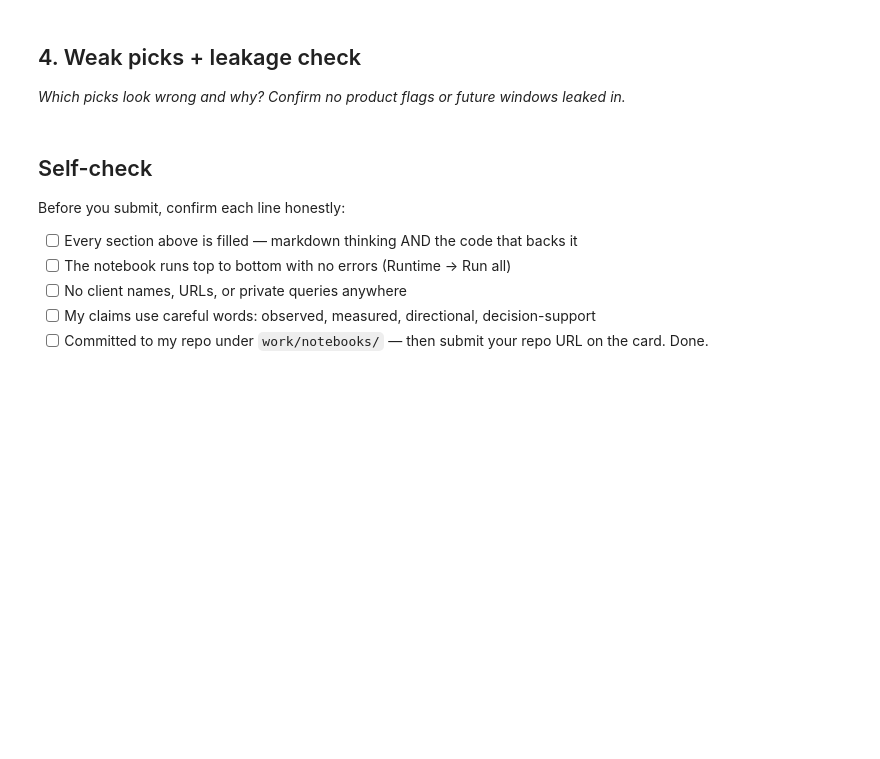
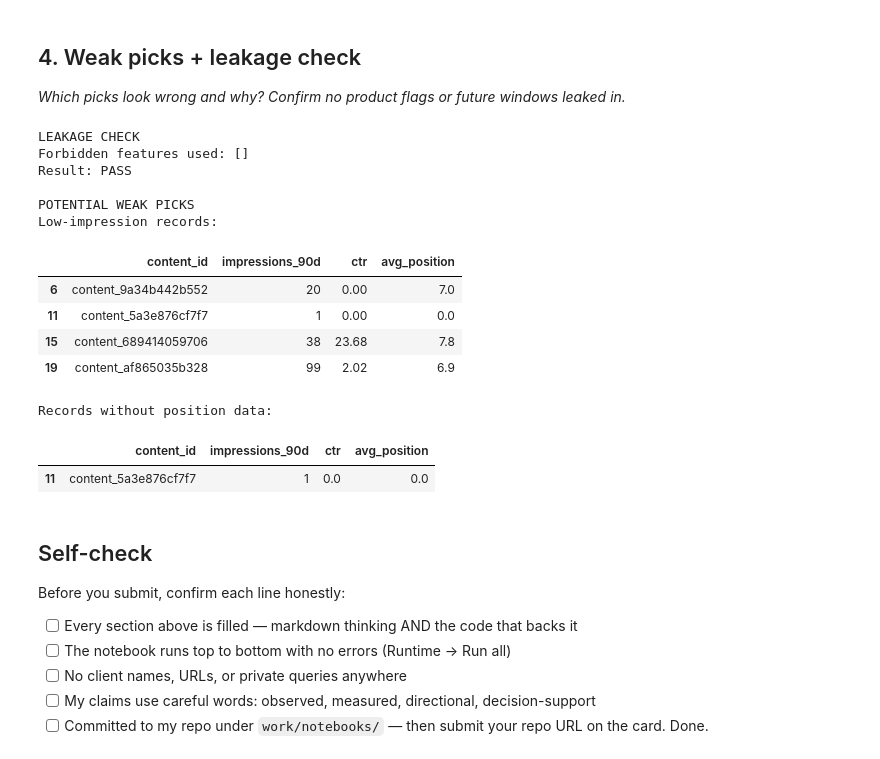
Before and after one commit to vishnu-varthan1/flyrank-ml-internship, a Jupyter notebook: work/notebooks/w04_baseline_score.ipynb, the cells around one changed output. Saved outputs shown, nothing was run; the diff lists cells and outputs as text; code cells hidden in the pictures; blank space fills up the shorter version.

```diff
--- a/work/notebooks/w04_baseline_score.ipynb
+++ b/work/notebooks/w04_baseline_score.ipynb
@@ -37,3 +233,79 @@ This skeleton is yours to fill. Work the sections **in order** — each one has
+# %%
+# ML-07: Weak picks and leakage check
+
+# 1. Check whether forbidden columns are used in scoring
+forbidden_columns = [
+    "trend_pct",
+    "trend_direction",
+    "is_declining_label",
+    "health_score",
+    "needs_ctr_fix",
+    "is_quick_win"
+]
+
+# Define the features permitted in the baseline
+allowed_features = [
+    "days_since_last_update",
+    "impressions_90d",
+    "ctr",
+    "avg_position"
+]
+
+used_features = allowed_features.copy()
+
+leakage_check = [
+    col for col in used_features
+    if col in forbidden_columns
+]
+
+print("LEAKAGE CHECK")
+print("Forbidden features used:", leakage_check)
+print("Result:", "PASS" if not leakage_check else "FAIL")
+
+# 2. Inspect potentially weak records
+weak_picks = df.head(20).copy()
+
+print("\nPOTENTIAL WEAK PICKS")
+print("Low-impression records:")
+
+display(
+    weak_picks[
+        weak_picks["impressions_90d"] < 100
+    ][[
+        "content_id",
+        "impressions_90d",
+        "ctr",
+        "avg_position"
+    ]]
+)
+
+print("\nRecords without position data:")
+
+display(
+    weak_picks[
+        weak_picks["avg_position"] == 0
+    ][[
+        "content_id",
+        "impressions_90d",
+        "ctr",
+        "avg_position"
+    ]]
+)
+# %% [output]
+LEAKAGE CHECK
+Forbidden features used: []
+Result: PASS
+
+POTENTIAL WEAK PICKS
+Low-impression records:
+|  | content_id | impressions_90d | ctr | avg_position |
+| 6 | content_9a34b442b552 | 20 | 0.00 | 7.0 |
+| 11 | content_5a3e876cf7f7 | 1 | 0.00 | 0.0 |
+| 15 | content_689414059706 | 38 | 23.68 | 7.8 |
+| 19 | content_af865035b328 | 99 | 2.02 | 6.9 |
+Records without position data:
+|  | content_id | impressions_90d | ctr | avg_position |
+| 11 | content_5a3e876cf7f7 | 1 | 0.0 | 0.0 |
 # %% [markdown]
 ## Self-check
 
```
Also changed, not shown: parts of 10 cells of this notebook.
